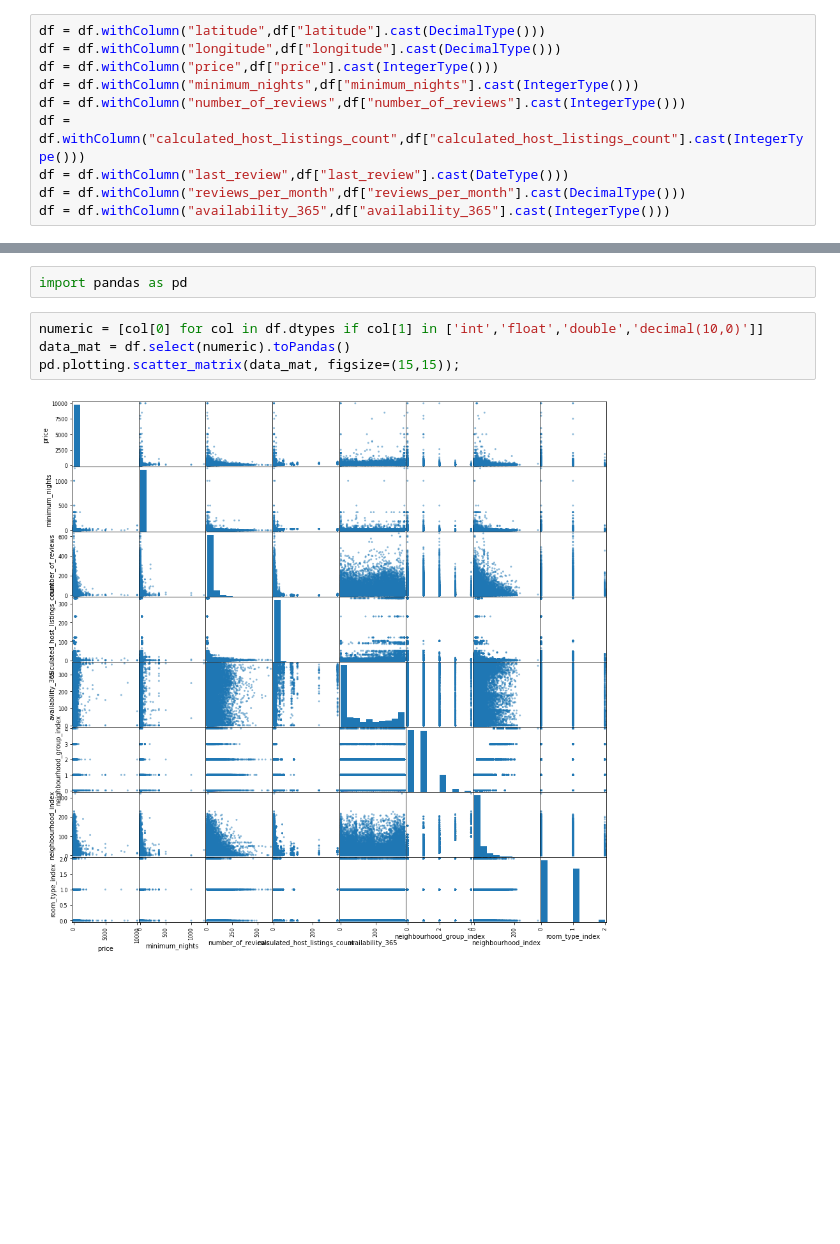
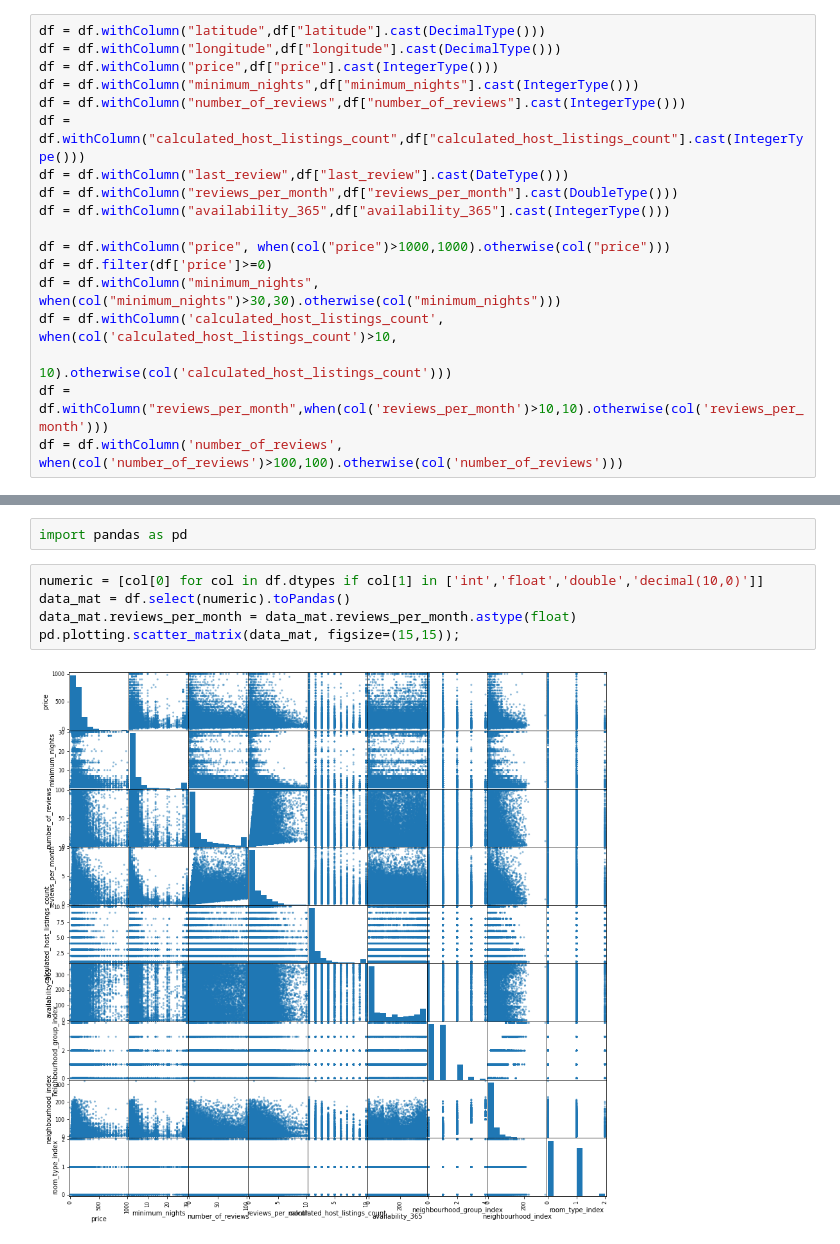
Before and after one commit to mitkrieg/spark_practice, a Jupyter notebook: ml_practice.ipynb, the cells around one changed output, grey strips where cells are left out. Cells and saved outputs as stored; diff of their text form; blank space fills up the shorter version.

```diff
--- a/ml_practice.ipynb
+++ b/ml_practice.ipynb
@@ -42,5 +52,13 @@ df = df.withColumn("minimum_nights",df["minimum_nights"].cast(IntegerType()))
 df = df.withColumn("number_of_reviews",df["number_of_reviews"].cast(IntegerType()))
 df = df.withColumn("calculated_host_listings_count",df["calculated_host_listings_count"].cast(IntegerType()))
 df = df.withColumn("last_review",df["last_review"].cast(DateType()))
-df = df.withColumn("reviews_per_month",df["reviews_per_month"].cast(DecimalType()))
+df = df.withColumn("reviews_per_month",df["reviews_per_month"].cast(DoubleType()))
 df = df.withColumn("availability_365",df["availability_365"].cast(IntegerType()))
+
+df = df.withColumn("price", when(col("price")>1000,1000).otherwise(col("price")))
+df = df.filter(df['price']>=0)
+df = df.withColumn("minimum_nights", when(col("minimum_nights")>30,30).otherwise(col("minimum_nights")))
+df = df.withColumn('calculated_host_listings_count', when(col('calculated_host_listings_count')>10,
+                                                           10).otherwise(col('calculated_host_listings_count')))
+df = df.withColumn("reviews_per_month",when(col('reviews_per_month')>10,10).otherwise(col('reviews_per_month')))
+df = df.withColumn('number_of_reviews', when(col('number_of_reviews')>100,100).otherwise(col('number_of_reviews')))
@@ -214,6 +240,7 @@ import pandas as pd
 # %%
 numeric = [col[0] for col in df.dtypes if col[1] in ['int','float','double','decimal(10,0)']]
 data_mat = df.select(numeric).toPandas()
+data_mat.reviews_per_month = data_mat.reviews_per_month.astype(float)
 pd.plotting.scatter_matrix(data_mat, figsize=(15,15));
 # %% [output]
-[figure, old version]
+[figure, new version]
```
Also changed, not shown: parts of 15 cells of this notebook.
